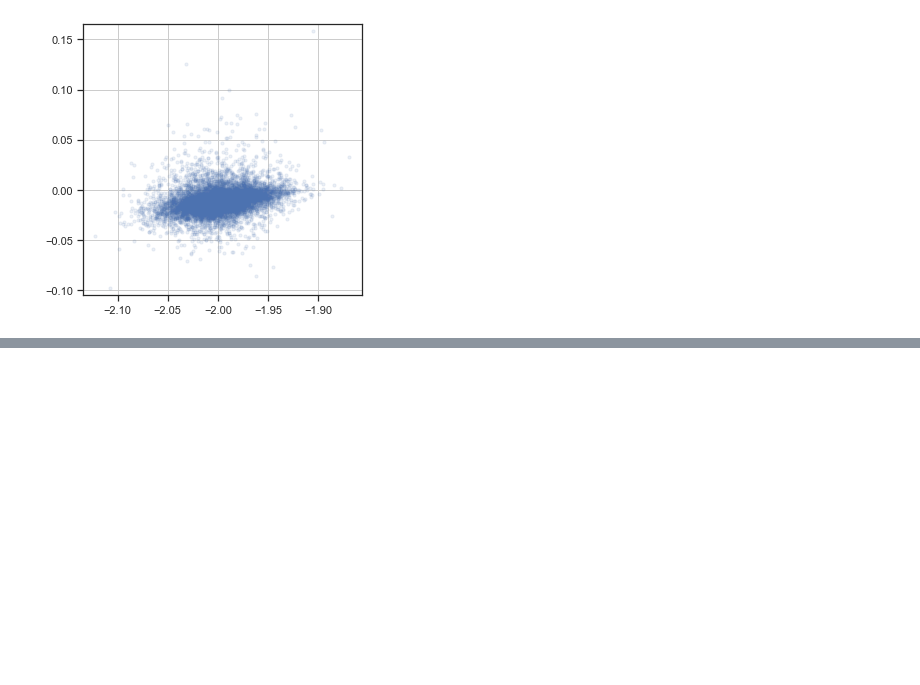
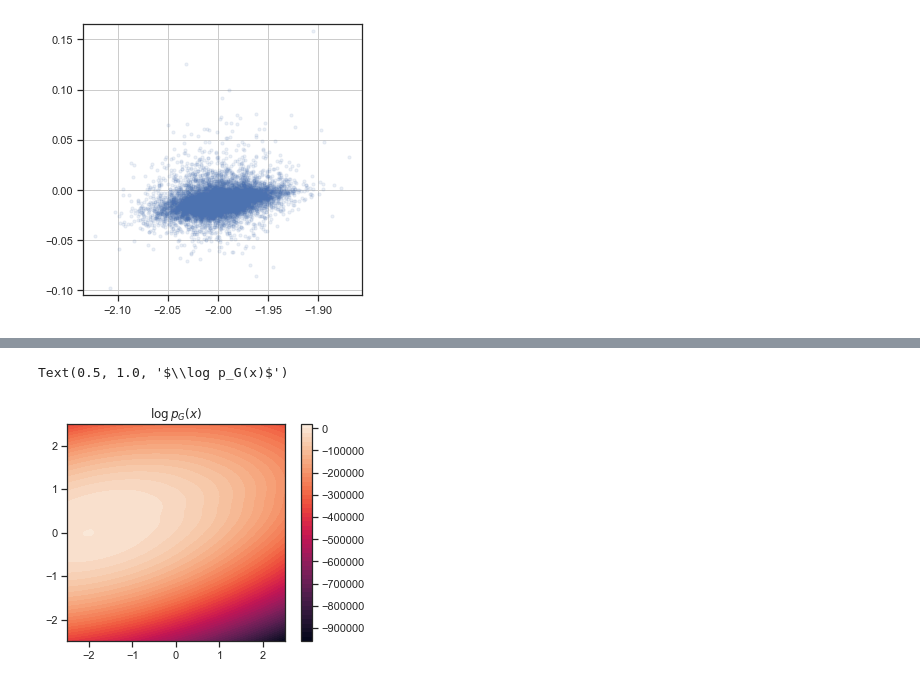
Before and after one commit to sverdoot/maxent-gan, a Jupyter notebook: notebooks/gaussians_ring.ipynb, the cells around one changed output, grey strips where cells are left out. Drawn from its saved outputs; the diff is of its cells as text; code cells hidden in the pictures; blank space fills up the shorter version.

```diff
--- a/notebooks/gaussians_ring.ipynb
+++ b/notebooks/gaussians_ring.ipynb
@@ -73,0 +125,13 @@ plot(target, feature, step_size)
+# %%
+xs_grid = reals_np.reshape(n_pts_ax, n_pts_ax, 2)
+
+fig = plt.figure()
+ax = fig.add_subplot(111)
+im = ax.contourf(xs_grid[..., 0], xs_grid[..., 1], log_probs.reshape(n_pts_ax, n_pts_ax), levels=50)
+fig.colorbar(im)
+ax.set_aspect('equal')
+plt.title(r'$\log p_G(x)$')
+# plt.savefig(Path('../figs/100gaussians', 'log_prob_0.025.png'))
+# %% [output]
+Text(0.5, 1.0, '$\\log p_G(x)$')
+[figure, added]
```
Also changed, not shown: parts of 15 cells of this notebook, 6 other files.
